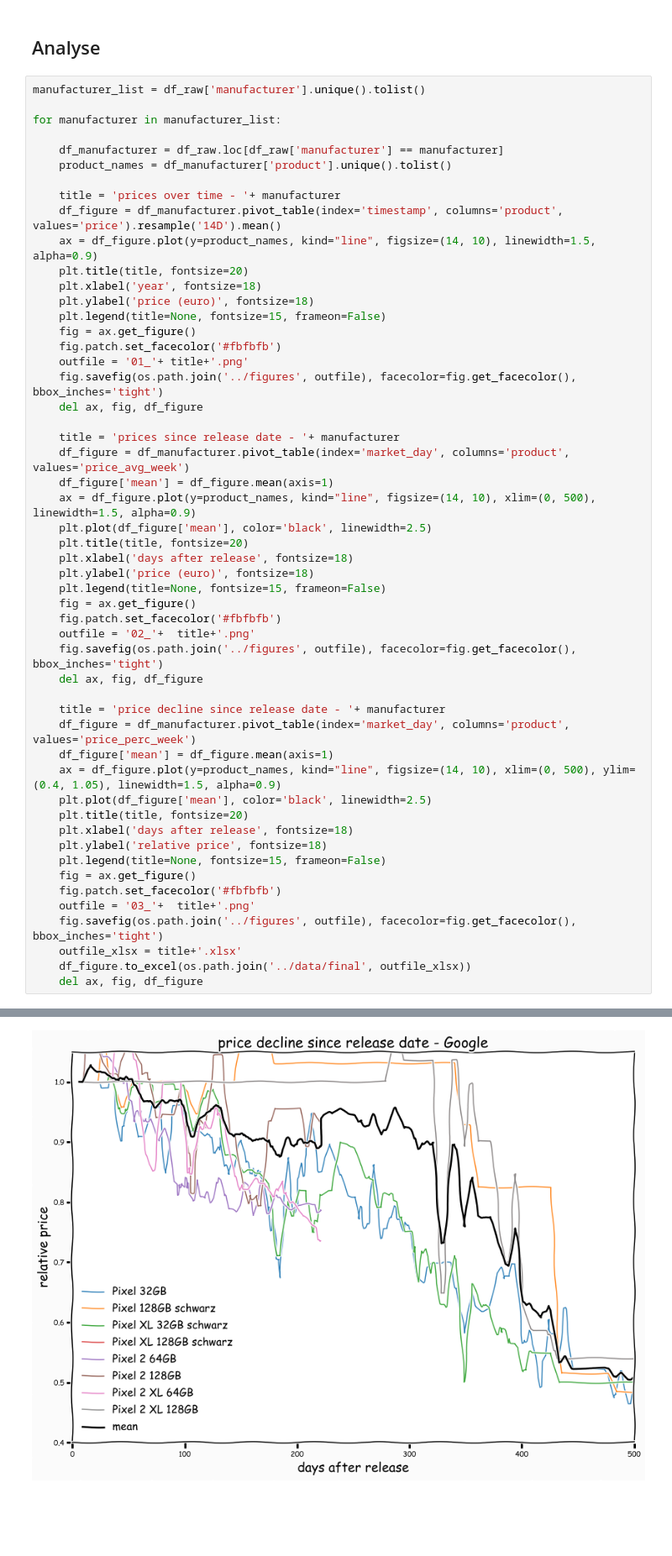
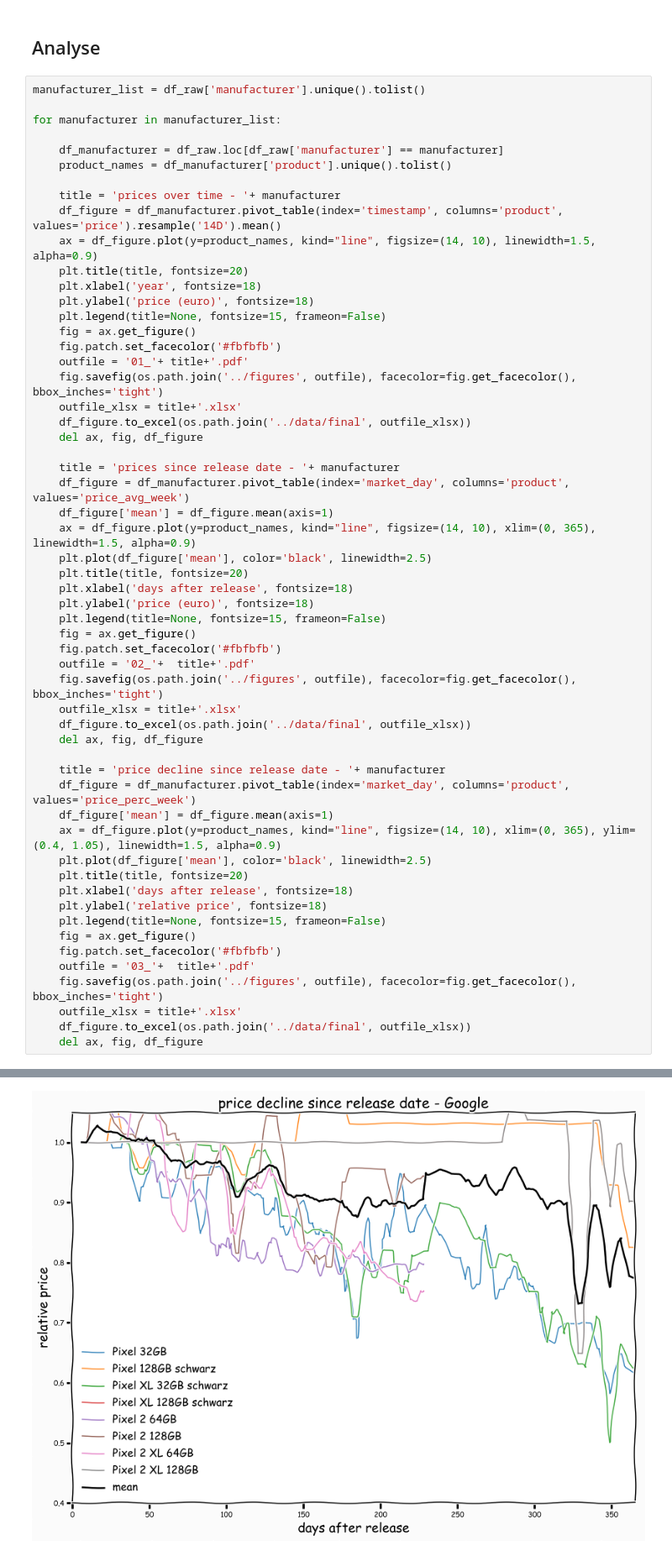
Before and after one commit to AchimTack/mobile_phone_prices, a Jupyter notebook: scripts/preisverfall.ipynb, the cells around one changed output, grey strips where cells are left out. Shown at 84% size. Cells and saved outputs as stored; diff of their text form; blank space fills up the shorter version.

```diff
--- a/scripts/preisverfall.ipynb
+++ b/scripts/preisverfall.ipynb
@@ -139,14 +144,16 @@ for manufacturer in manufacturer_list:
     plt.legend(title=None, fontsize=15, frameon=False)
     fig = ax.get_figure()
     fig.patch.set_facecolor('#fbfbfb')
-    outfile = '01_'+ title+'.png'
+    outfile = '01_'+ title+'.pdf'
     fig.savefig(os.path.join('../figures', outfile), facecolor=fig.get_facecolor(), bbox_inches='tight')
+    outfile_xlsx = title+'.xlsx'
+    df_figure.to_excel(os.path.join('../data/final', outfile_xlsx))
     del ax, fig, df_figure
 
     title = 'prices since release date - '+ manufacturer
     df_figure = df_manufacturer.pivot_table(index='market_day', columns='product', values='price_avg_week')
     df_figure['mean'] = df_figure.mean(axis=1)
-    ax = df_figure.plot(y=product_names, kind="line", figsize=(14, 10), xlim=(0, 500), linewidth=1.5, alpha=0.9)
+    ax = df_figure.plot(y=product_names, kind="line", figsize=(14, 10), xlim=(0, 365), linewidth=1.5, alpha=0.9)
     plt.plot(df_figure['mean'], color='black', linewidth=2.5)
     plt.title(title, fontsize=20)
     plt.xlabel('days after release', fontsize=18)
@@ -154,14 +161,16 @@ for manufacturer in manufacturer_list:
     plt.legend(title=None, fontsize=15, frameon=False)
     fig = ax.get_figure()
     fig.patch.set_facecolor('#fbfbfb')
-    outfile = '02_'+  title+'.png'
+    outfile = '02_'+  title+'.pdf'
     fig.savefig(os.path.join('../figures', outfile), facecolor=fig.get_facecolor(), bbox_inches='tight')
+    outfile_xlsx = title+'.xlsx'
+    df_figure.to_excel(os.path.join('../data/final', outfile_xlsx))
     del ax, fig, df_figure
 
     title = 'price decline since release date - '+ manufacturer
     df_figure = df_manufacturer.pivot_table(index='market_day', columns='product', values='price_perc_week')
     df_figure['mean'] = df_figure.mean(axis=1)
-    ax = df_figure.plot(y=product_names, kind="line", figsize=(14, 10), xlim=(0, 500), ylim=(0.4, 1.05), linewidth=1.5, alpha=0.9)
+    ax = df_figure.plot(y=product_names, kind="line", figsize=(14, 10), xlim=(0, 365), ylim=(0.4, 1.05), linewidth=1.5, alpha=0.9)
     plt.plot(df_figure['mean'], color='black', linewidth=2.5)
     plt.title(title, fontsize=20)
     plt.xlabel('days after release', fontsize=18)
@@ -169,7 +178,7 @@ for manufacturer in manufacturer_list:
     plt.legend(title=None, fontsize=15, frameon=False)
     fig = ax.get_figure()
     fig.patch.set_facecolor('#fbfbfb')
-    outfile = '03_'+  title+'.png'
+    outfile = '03_'+  title+'.pdf'
     fig.savefig(os.path.join('../figures', outfile), facecolor=fig.get_facecolor(), bbox_inches='tight')
     outfile_xlsx = title+'.xlsx'
     df_figure.to_excel(os.path.join('../data/final', outfile_xlsx))
@@ -186,2 +195,2 @@ for manufacturer in manufacturer_list:
-[figure, old version]
+[figure, new version]
 [figure]
```
Also changed, not shown: parts of 4 cells of this notebook.
